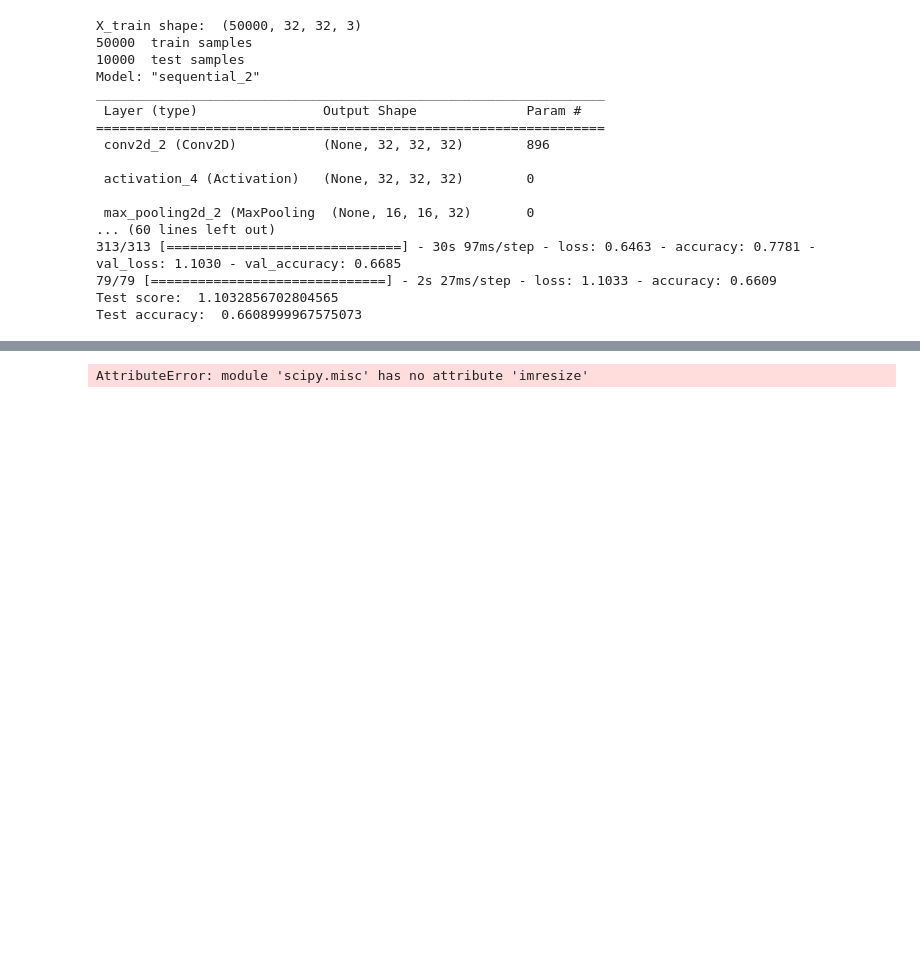
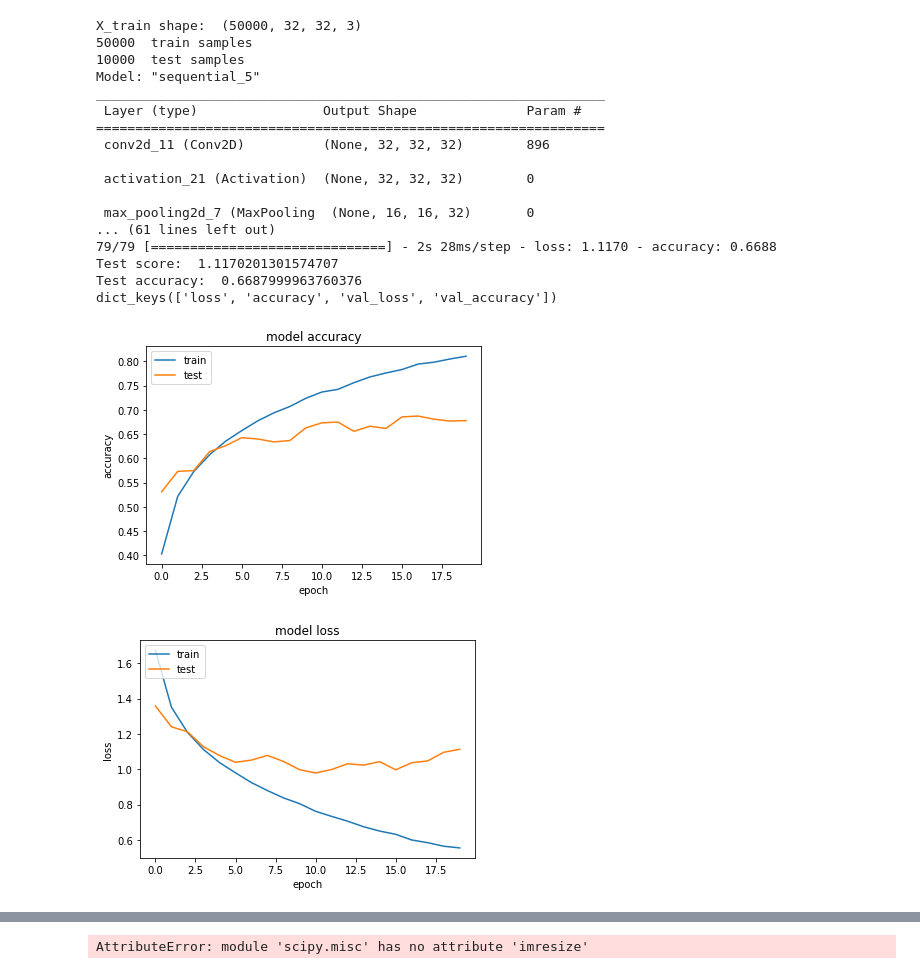
Before and after one commit to lorenarms/SNHU_CS_370_Emerging_Trends_in_CS, a Jupyter notebook: Artl_Lawrence_Assignment3.ipynb, the cells around one changed output, grey strips where cells are left out. Saved outputs shown, nothing was run; the diff lists cells and outputs as text; code cells hidden in the pictures; blank space fills up the shorter version.

```diff
--- a/Artl_Lawrence_Assignment3.ipynb
+++ b/Artl_Lawrence_Assignment3.ipynb
@@ -50,43 +50,65 @@ model.add(Dense(512))
 model.add(Activation('relu'))
 model.add(Dropout(0.5))
 model.add(Dense(NB_CLASSES))
 model.add(Activation('softmax'))
 model.summary()
 
 # train
 model.compile(loss='categorical_crossentropy', optimizer=OPTIM,
              metrics=['accuracy'])
-model.fit(X_train, Y_train, batch_size = BATCH_SIZE,
+history = model.fit(X_train, Y_train, batch_size = BATCH_SIZE,
           epochs=NB_EPOCH, validation_split=VALIDATION_SPLIT,
           verbose=VERBOSE)
 score = model.evaluate(X_test, Y_test,
                       batch_size=BATCH_SIZE, verbose=VERBOSE)
 print("Test score: ", score[0])
 print('Test accuracy: ', score[1])
 
 # Save model
 model_json = model.to_json()
 open('cifar10_architecture.json', 'w').write(model_json)
 # Save weights
 model.save_weights('cifar10_weights.h5', overwrite=True)
+
+# list all data in history
+print(history.history.keys())
+# summarize history for accuracy
+plt.plot(history.history['accuracy'])
+plt.plot(history.history['val_accuracy'])
+plt.title('model accuracy')
+plt.ylabel('accuracy')
+plt.xlabel('epoch')
+plt.legend(['train', 'test'], loc='upper left')
+plt.show()
+
+# summarize history for loss
+plt.plot(history.history['loss'])
+plt.plot(history.history['val_loss'])
+plt.title('model loss')
+plt.ylabel('loss')
+plt.xlabel('epoch')
+plt.legend(['train', 'test'], loc='upper left')
+plt.show()
 # %% [output]
 X_train shape:  (50000, 32, 32, 3)
 50000  train samples
 10000  test samples
-Model: "sequential_2"
+Model: "sequential_5"
 _________________________________________________________________
  Layer (type)                Output Shape              Param #
 =================================================================
- conv2d_2 (Conv2D)           (None, 32, 32, 32)        896
+ conv2d_11 (Conv2D)          (None, 32, 32, 32)        896
 
- activation_4 (Activation)   (None, 32, 32, 32)        0
+ activation_21 (Activation)  (None, 32, 32, 32)        0
 
- max_pooling2d_2 (MaxPooling  (None, 16, 16, 32)       0
-... (60 lines left out)
-313/313 [==============================] - 30s 97ms/step - loss: 0.6463 - accuracy: 0.7781 - val_loss: 1.1030 - val_accuracy: 0.6685
-79/79 [==============================] - 2s 27ms/step - loss: 1.1033 - accuracy: 0.6609
-Test score:  1.1032856702804565
-Test accuracy:  0.6608999967575073
+ max_pooling2d_7 (MaxPooling  (None, 16, 16, 32)       0
+... (61 lines left out)
+79/79 [==============================] - 2s 28ms/step - loss: 1.1170 - accuracy: 0.6688
+Test score:  1.1170201301574707
+Test accuracy:  0.6687999963760376
+dict_keys(['loss', 'accuracy', 'val_loss', 'val_accuracy'])
+[figure, added]
+[figure, added]
 # %%
 from keras.datasets import cifar10
 from keras.utils import np_utils
```
Also changed, not shown: parts of 2 cells of this notebook, 51 other files.
